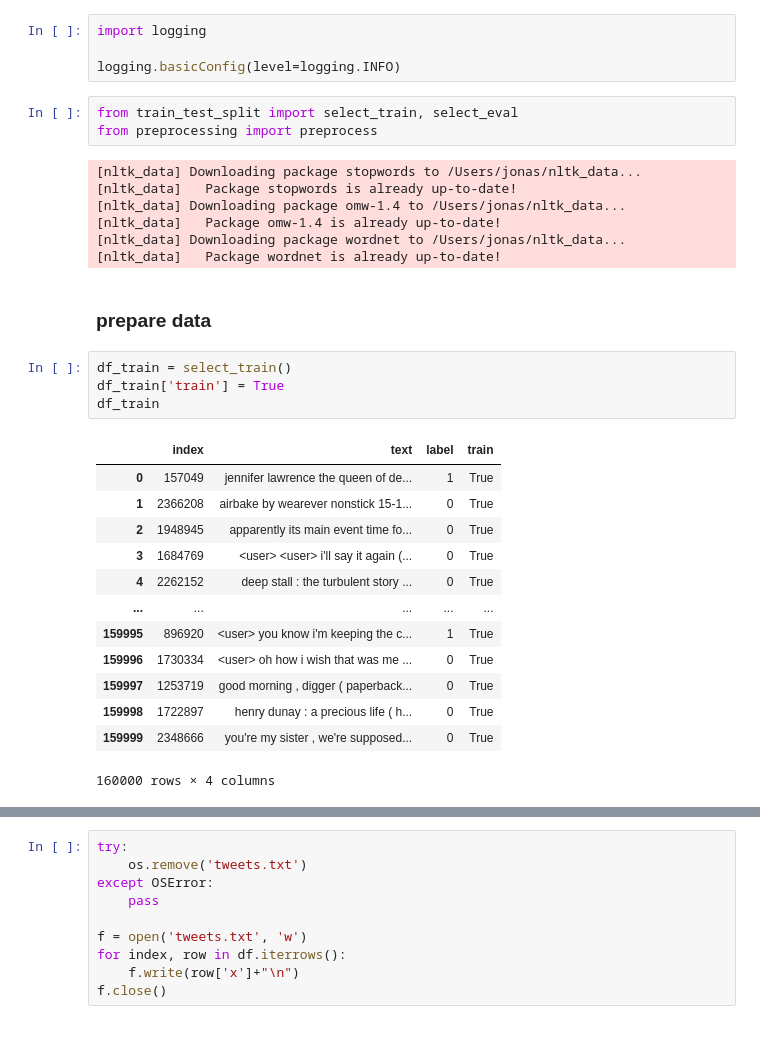
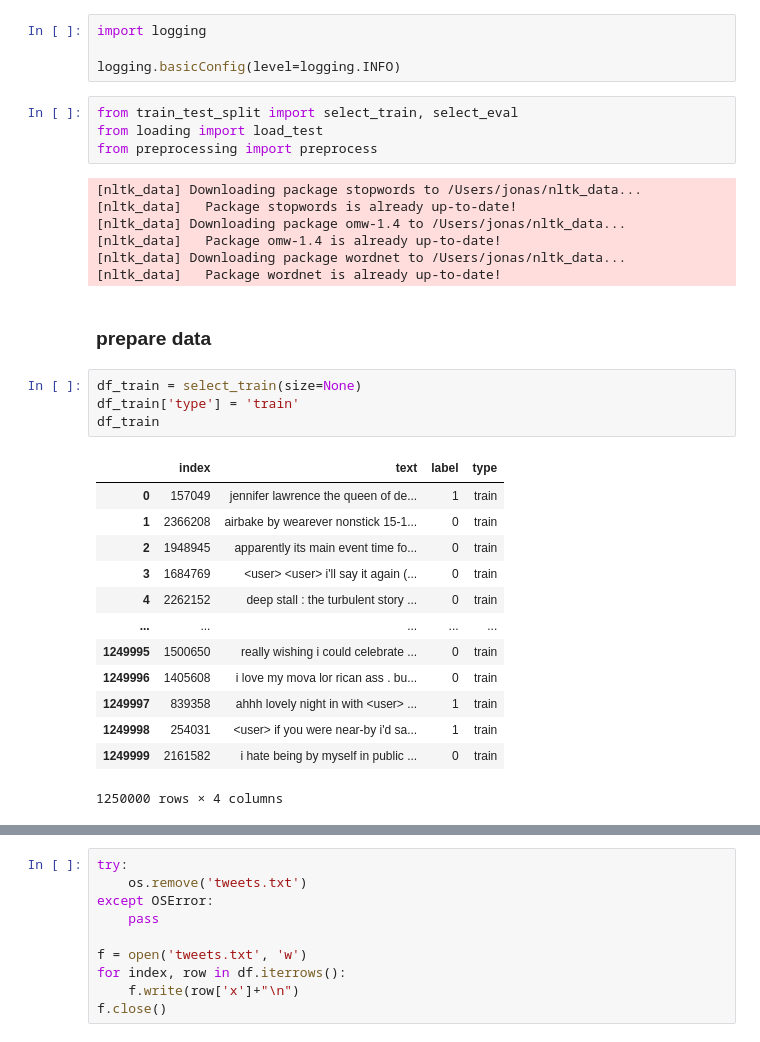
Before and after one commit to franznowak/twitter-sentiment-classification, a Jupyter notebook: clustering+bert/ClusteringWithFasttext.ipynb, the cells around one changed output, grey strips where cells are left out. Drawn from its saved outputs; the diff is of its cells as text.

```diff
--- a/clustering+bert/ClusteringWithFasttext.ipynb
+++ b/clustering+bert/ClusteringWithFasttext.ipynb
@@ -17,6 +15,7 @@ import logging
 logging.basicConfig(level=logging.INFO)
 # %%
 from train_test_split import select_train, select_eval
+from loading import load_test
 from preprocessing import preprocess
 # %% [output]
 [nltk_data] Downloading package stopwords to /Users/jonas/nltk_data...
@@ -28,20 +27,20 @@ from preprocessing import preprocess
 # %% [markdown]
 ### prepare data
 # %%
-df_train = select_train()
-df_train['train'] = True
+df_train = select_train(size=None)
+df_train['type'] = 'train'
 df_train
 # %% [output]
-|  | index | text | label | train |
-| 0 | 157049 | jennifer lawrence the queen of de... | 1 | True |
-| 1 | 2366208 | airbake by wearever nonstick 15-1... | 0 | True |
-| 2 | 1948945 | apparently its main event time fo... | 0 | True |
-| 3 | 1684769 | <user> <user> i'll say it again (... | 0 | True |
-| 4 | 2262152 | deep stall : the turbulent story ... | 0 | True |
+|  | index | text | label | type |
+| 0 | 157049 | jennifer lawrence the queen of de... | 1 | train |
+| 1 | 2366208 | airbake by wearever nonstick 15-1... | 0 | train |
+| 2 | 1948945 | apparently its main event time fo... | 0 | train |
+| 3 | 1684769 | <user> <user> i'll say it again (... | 0 | train |
+| 4 | 2262152 | deep stall : the turbulent story ... | 0 | train |
 | ... | ... | ... | ... | ... |
-| 159995 | 896920 | <user> you know i'm keeping the c... | 1 | True |
-| 159996 | 1730334 | <user> oh how i wish that was me ... | 0 | True |
-| 159997 | 1253719 | good morning , digger ( paperback... | 0 | True |
-| 159998 | 1722897 | henry dunay : a precious life ( h... | 0 | True |
-| 159999 | 2348666 | you're my sister , we're supposed... | 0 | True |
+| 1249995 | 1500650 | really wishing i could celebrate ... | 0 | train |
+| 1249996 | 1405608 | i love my mova lor rican ass . bu... | 0 | train |
+| 1249997 | 839358 | ahhh lovely night in with <user> ... | 1 | train |
+| 1249998 | 254031 | <user> if you were near-by i'd sa... | 1 | train |
+| 1249999 | 2161582 | i hate being by myself in public ... | 0 | train |
-160000 rows × 4 columns
+1250000 rows × 4 columns
```
Also changed, not shown: parts of 16 cells of this notebook, 3 other files.
